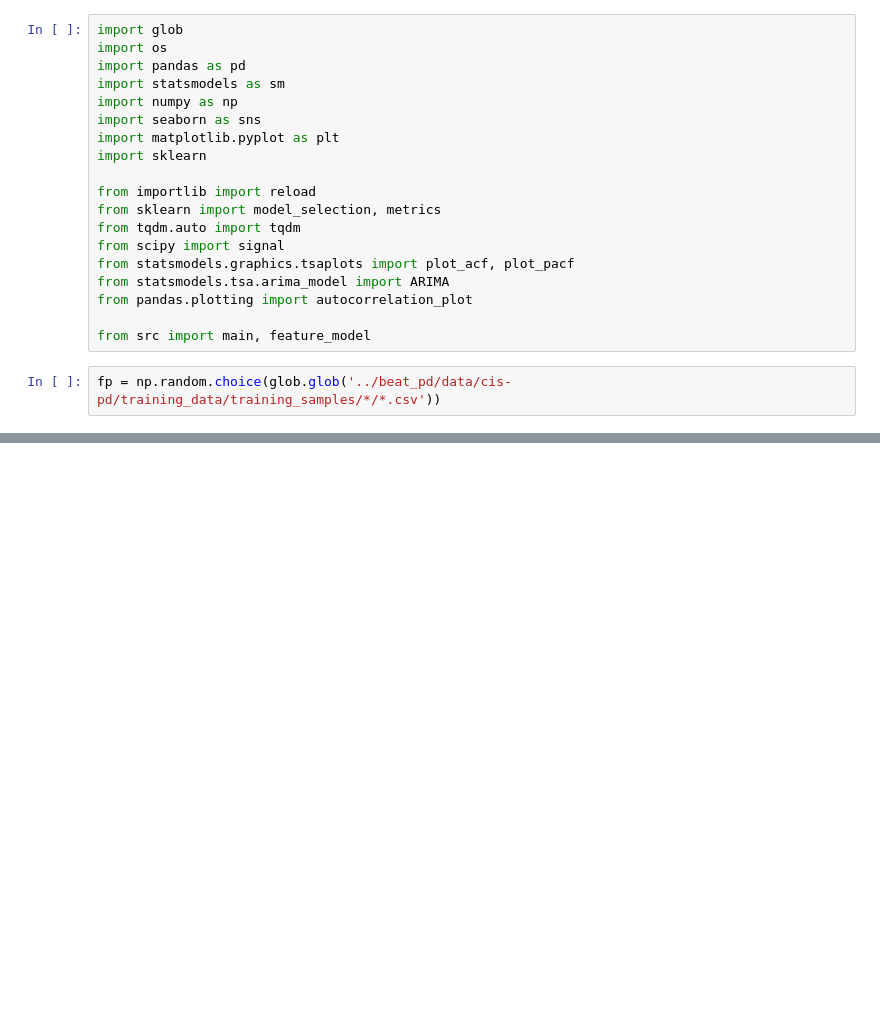
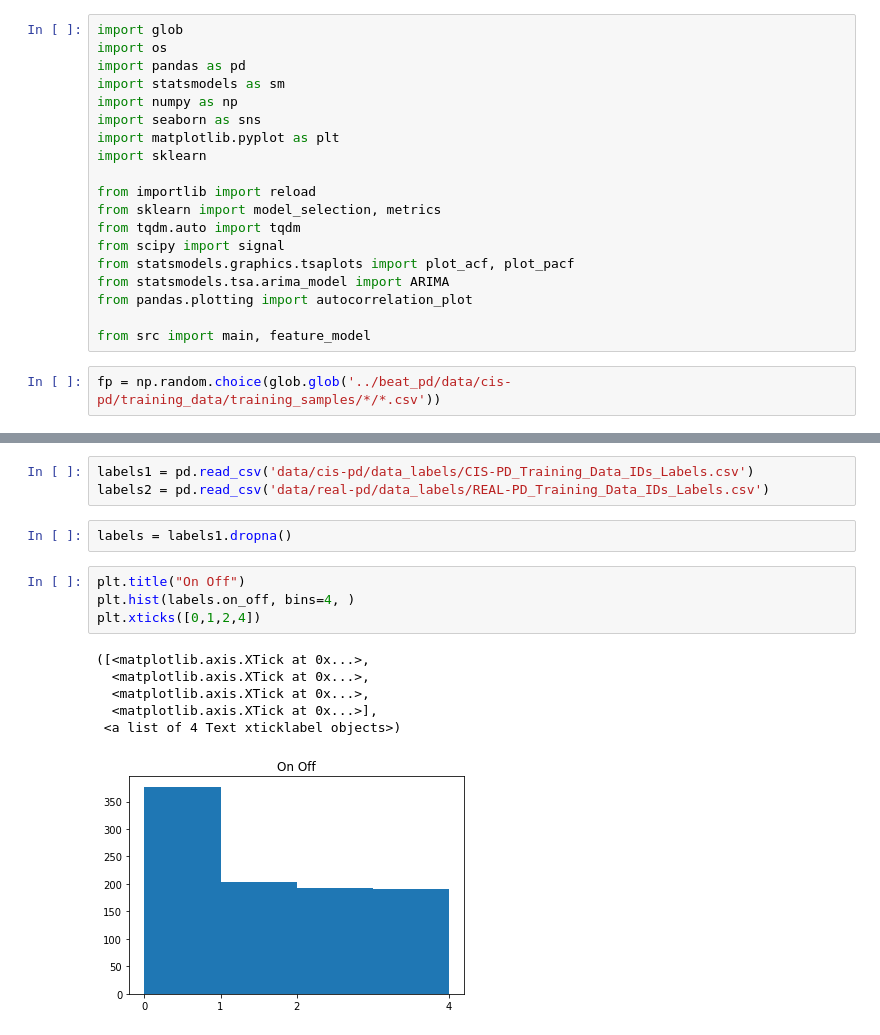
Before and after one commit to huangy6/beat_pd, a Jupyter notebook: EDA.ipynb, the cells around one changed output, grey strips where cells are left out. Drawn from its saved outputs; the diff is of its cells as text; blank space fills up the shorter version.

```diff
--- a/EDA.ipynb
+++ b/EDA.ipynb
@@ -42,0 +30,16 @@ drwxrwxr-x 1860 hy180 hy180  100332 Mar 20 00:04 training_samples
+# %%
+labels1 = pd.read_csv('data/cis-pd/data_labels/CIS-PD_Training_Data_IDs_Labels.csv')
+labels2 = pd.read_csv('data/real-pd/data_labels/REAL-PD_Training_Data_IDs_Labels.csv')
+# %%
+labels = labels1.dropna()
+# %%
+plt.title("On Off")
+plt.hist(labels.on_off, bins=4, )
+plt.xticks([0,1,2,4])
+# %% [output]
+([<matplotlib.axis.XTick at 0x...>,
+  <matplotlib.axis.XTick at 0x...>,
+  <matplotlib.axis.XTick at 0x...>,
+  <matplotlib.axis.XTick at 0x...>],
+ <a list of 4 Text xticklabel objects>)
+[figure, added]
```
Also changed, not shown: parts of 132 cells of this notebook, 1 other file.
